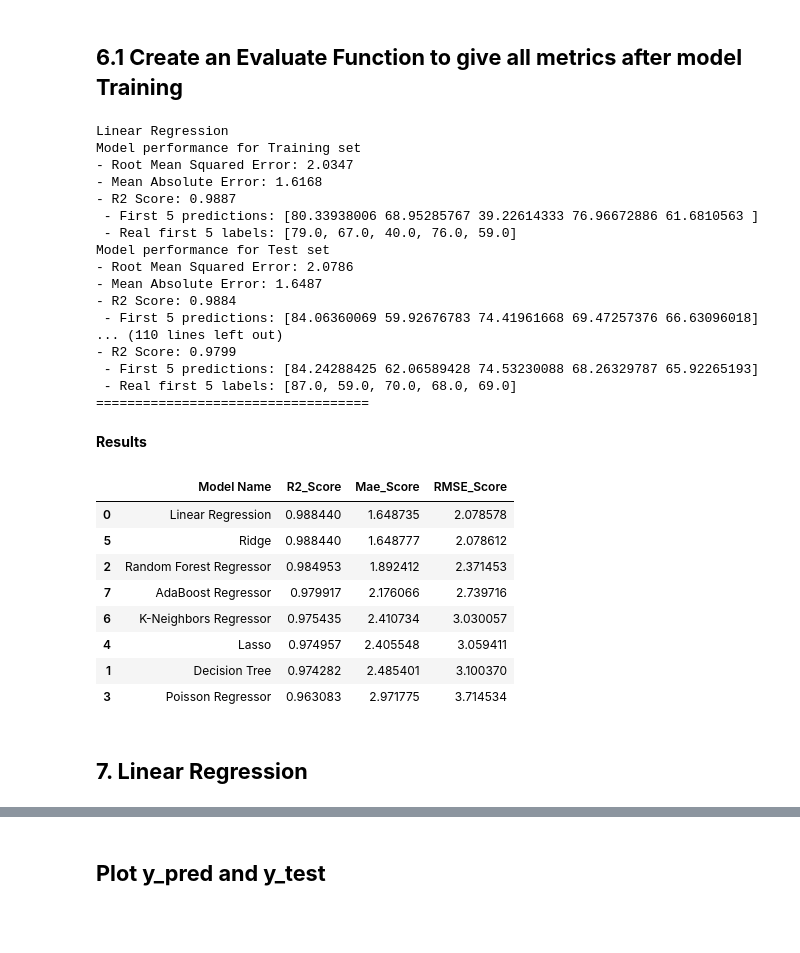
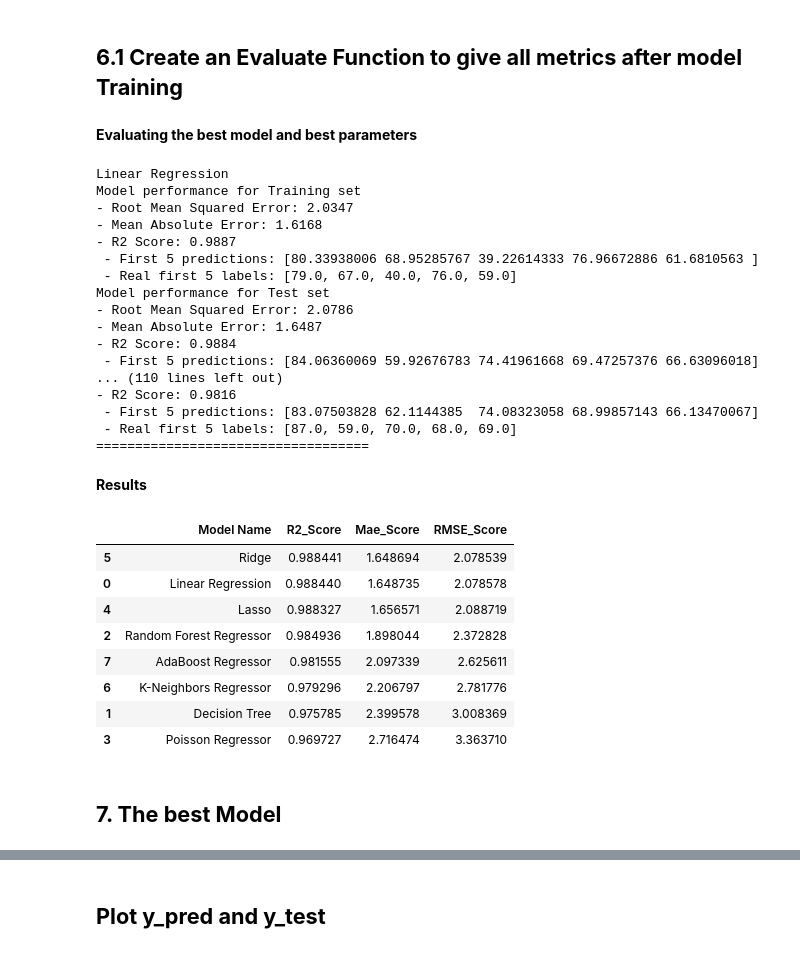
Before and after one commit to Hanna-hk/Student_Performance_ML_project, a Jupyter notebook: notebook/MODEL_TRAINING.ipynb, the cells around one changed output, grey strips where cells are left out. Drawn from its saved outputs; the diff is of its cells as text; code cells hidden in the pictures; blank space fills up the shorter version.

```diff
--- a/notebook/MODEL_TRAINING.ipynb
+++ b/notebook/MODEL_TRAINING.ipynb
@@ -240,6 +240,8 @@ def evaluate_model(true, predicted):
 X_test = strat_test_set.drop("Performance Index", axis=1)
 y_test = strat_test_set["Performance Index"].copy()
 X_test_prepared = full_pipeline.transform(X_test)
+# %% [markdown]
+**Evaluating the best model and best parameters**
 # %%
 models = {
     "Linear Regression": LinearRegression(),
@@ -251,6 +253,36 @@ models = {
     "K-Neighbors Regressor": KNeighborsRegressor(),
     "AdaBoost Regressor": AdaBoostRegressor()
 }
+params = {
+    "Decision Tree": {
+        'criterion': ['squared_error', 'friedman_mse', 'absolute_error', 'poisson'],
+    },
+    "Random Forest Regressor": {
+        'n_estimators': [8, 16, 32, 64, 128, 256]
+    },
+    "Linear Regression": {},
+    "AdaBoost Regressor": {
+        'learning_rate': [0.1, 0.01, 0.5, 0.001],
+        'n_estimators': [8, 16, 32, 64, 128, 256]
+    },
+    "Poisson Regressor": {
+        'alpha': [0.1, 1.0, 10],
+        'max_iter': [100, 300, 1000]
+    },
+    "Lasso": {
+        'alpha': [0.1, 1.0, 10],
+        'max_iter': [100, 300, 1000]
+    },
+    "Ridge": {
+        'alpha': [0.1, 1.0, 10],
+        'solver': ['auto', 'svd', 'cholesky', 'lsqr', 'sag', 'saga']
+    },
+    "K-Neighbors Regressor": {
+        'n_neighbors': [3, 5, 7, 9, 11],
+        'weights': ['uniform', 'distance'],
+        'metric': ['euclidean', 'manhattan', 'minkowski']
+    }
+}
 model_list = []
 r2_list =[]
 mae_list = []
@@ -258,6 +290,13 @@ rmse_list = []
 
 for i in range(len(list(models))):
     model = list(models.values())[i]
+    param = params[list(models.keys())[i]]
+
+    #Selecting best params
+    gs = GridSearchCV(model, param, cv=3)
+    gs.fit(df_prepared, df_labels)
+
+    model.set_params(**gs.best_params_)
     model.fit(df_prepared, df_labels) # Train model
 
     # Make predictions
@@ -305,26 +344,27 @@ Model performance for Test set
 - R2 Score: 0.9884
  - First 5 predictions: [84.06360069 59.92676783 74.41961668 69.47257376 66.63096018]
 ... (110 lines left out)
-- R2 Score: 0.9799
- - First 5 predictions: [84.24288425 62.06589428 74.53230088 68.26329787 65.92265193]
+- R2 Score: 0.9816
+ - First 5 predictions: [83.07503828 62.1144385  74.08323058 68.99857143 66.13470067]
  - Real first 5 labels: [87.0, 59.0, 70.0, 68.0, 69.0]
 ===================================
 # %% [markdown]
 **Results**
 # %%
-pd.DataFrame(list(zip(model_list, r2_list, mae_list, rmse_list)),
+model_report = pd.DataFrame(list(zip(model_list, r2_list, mae_list, rmse_list)),
 columns=['Model Name', 'R2_Score', 'Mae_Score', 'RMSE_Score']).sort_values(by=["R2_Score"],ascending=False)
+model_report
 # %% [output]
 |  | Model Name | R2_Score | Mae_Score | RMSE_Score |
+| 5 | Ridge | 0.988441 | 1.648694 | 2.078539 |
 | 0 | Linear Regression | 0.988440 | 1.648735 | 2.078578 |
-| 5 | Ridge | 0.988440 | 1.648777 | 2.078612 |
-| 2 | Random Forest Regressor | 0.984953 | 1.892412 | 2.371453 |
-| 7 | AdaBoost Regressor | 0.979917 | 2.176066 | 2.739716 |
-| 6 | K-Neighbors Regressor | 0.975435 | 2.410734 | 3.030057 |
-| 4 | Lasso | 0.974957 | 2.405548 | 3.059411 |
-| 1 | Decision Tree | 0.974282 | 2.485401 | 3.100370 |
-| 3 | Poisson Regressor | 0.963083 | 2.971775 | 3.714534 |
+| 4 | Lasso | 0.988327 | 1.656571 | 2.088719 |
+| 2 | Random Forest Regressor | 0.984936 | 1.898044 | 2.372828 |
+| 7 | AdaBoost Regressor | 0.981555 | 2.097339 | 2.625611 |
+| 6 | K-Neighbors Regressor | 0.979296 | 2.206797 | 2.781776 |
+| 1 | Decision Tree | 0.975785 | 2.399578 | 3.008369 |
+| 3 | Poisson Regressor | 0.969727 | 2.716474 | 3.363710 |
 # %% [markdown]
-**7. Linear Regression**
+**7. The best Model**
 --
 # %%
```
Also changed, not shown: parts of 3 cells of this notebook, 3 other files.
